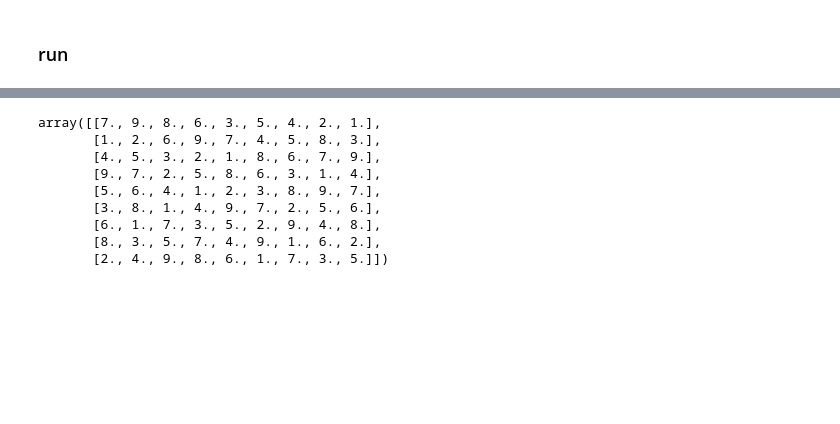
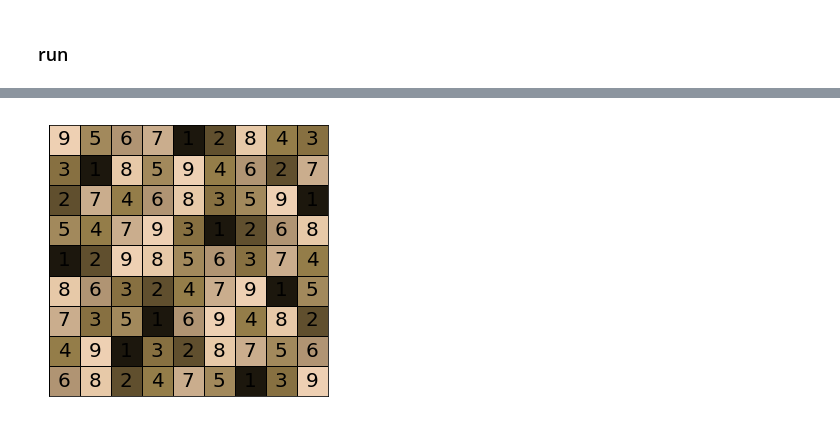
Before and after one commit to je-suis-tm/operations-research, a Jupyter notebook: sudoku.ipynb, the cells around one changed output, grey strips where cells are left out. Cells and saved outputs as stored; diff of their text form; code cells hidden in the pictures; blank space fills up the shorter version.

```diff
--- a/sudoku.ipynb
+++ b/sudoku.ipynb
@@ -220,3 +244,18 @@ array([[6., 4., 7., 8., 1., 5., 2., 3., 9.],
+# %%
+medium_ans=sudoku_ans(medium)
+# %%
+viz(medium_ans.astype(int),
+    {1: '#1c170d',
+ 2: '#604f2e',
+ 3: '#877041',
+ 4: '#947d49',
+ 5: '#a2895c',
+ 6: '#b09473',
+ 7: '#caad8d',
+ 8: '#e7c9a8',
+ 9: '#eed0b3'})
+# %% [output]
+[figure, added]
 # %%
 hard=np.array([
 [7,0,0, 0,0,0, 4,0,0],
@@ -228,15 +267,3 @@ hard=np.array([
 [0,0,0, 3,0,0, 9,0,0],
 [0,3,0, 0,4,0, 0,6,0],
 [0,0,9, 0,0,1, 0,0,5]])
-# %%
-sudoku_ans(hard)
-# %% [output]
-array([[7., 9., 8., 6., 3., 5., 4., 2., 1.],
-       [1., 2., 6., 9., 7., 4., 5., 8., 3.],
-       [4., 5., 3., 2., 1., 8., 6., 7., 9.],
-       [9., 7., 2., 5., 8., 6., 3., 1., 4.],
-       [5., 6., 4., 1., 2., 3., 8., 9., 7.],
-       [3., 8., 1., 4., 9., 7., 2., 5., 6.],
-       [6., 1., 7., 3., 5., 2., 9., 4., 8.],
-       [8., 3., 5., 7., 4., 9., 1., 6., 2.],
-       [2., 4., 9., 8., 6., 1., 7., 3., 5.]])
```
Also changed, not shown: parts of 9 cells of this notebook.
